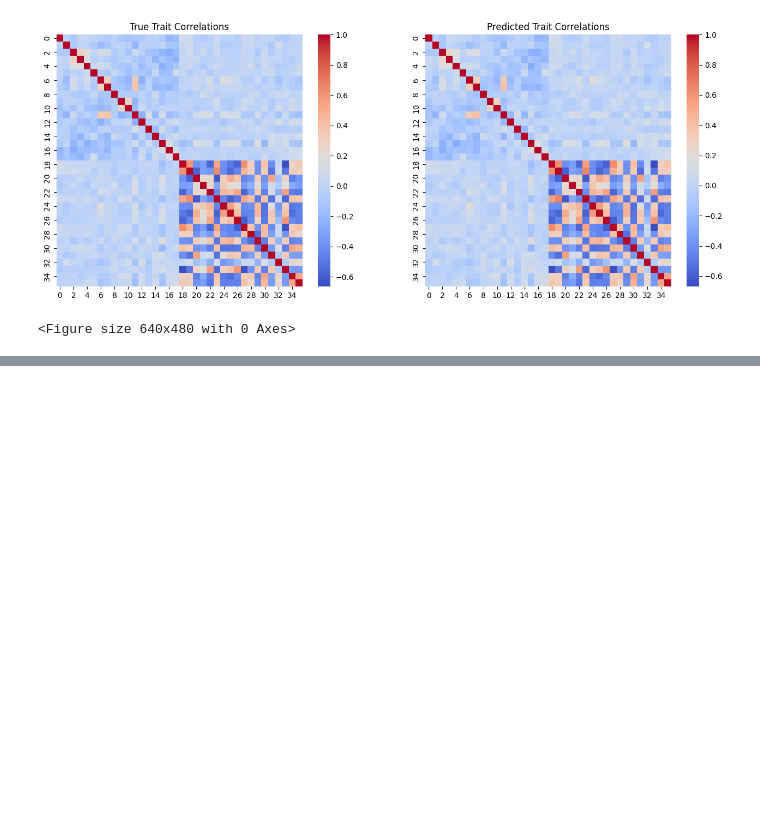
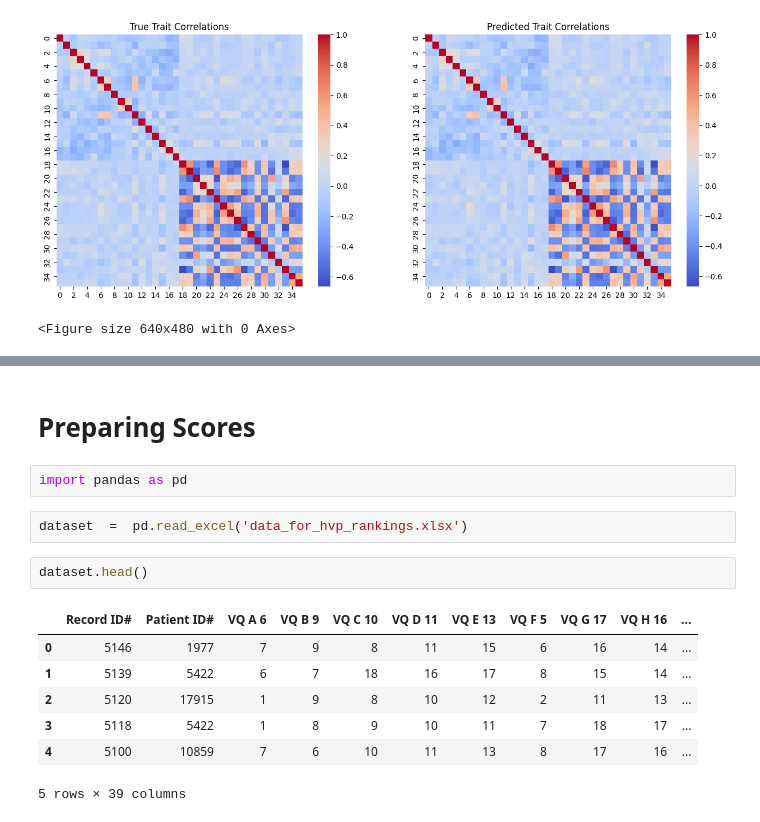
Before and after one commit to MuhammadSyyed/hvp_ranking_BiLSTM, a Jupyter notebook: xgboost_hvp.ipynb, the cells around one changed output, grey strips where cells are left out. Drawn from its saved outputs; the diff is of its cells as text; blank space fills up the shorter version.

Commit message:
saving for record

```diff
--- a/xgboost_hvp.ipynb
+++ b/xgboost_hvp.ipynb
@@ -275,0 +259,16 @@ df_results.to_excel('Report-R2-and-Mae-TraitWise.xlsx')
+# %% [markdown]
+# Preparing Scores
+# %%
+import pandas as pd
+# %%
+dataset  =  pd.read_excel('data_for_hvp_rankings.xlsx')
+# %%
+dataset.head()
+# %% [output]
+|  | Record ID# | Patient ID# | VQ A 6 | VQ B 9 | VQ C 10 | VQ D 11 | VQ E 13 | VQ F 5 | VQ G 17 | VQ H 16 | ... |
+| 0 | 5146 | 1977 | 7 | 9 | 8 | 11 | 15 | 6 | 16 | 14 | ... |
+| 1 | 5139 | 5422 | 6 | 7 | 18 | 16 | 17 | 8 | 15 | 14 | ... |
+| 2 | 5120 | 17915 | 1 | 9 | 8 | 10 | 12 | 2 | 11 | 13 | ... |
+| 3 | 5118 | 5422 | 1 | 8 | 9 | 10 | 11 | 7 | 18 | 17 | ... |
+| 4 | 5100 | 10859 | 7 | 6 | 10 | 11 | 13 | 8 | 17 | 16 | ... |
+5 rows × 39 columns
```
Also changed, not shown: parts of 14 cells of this notebook, 11 other files.
